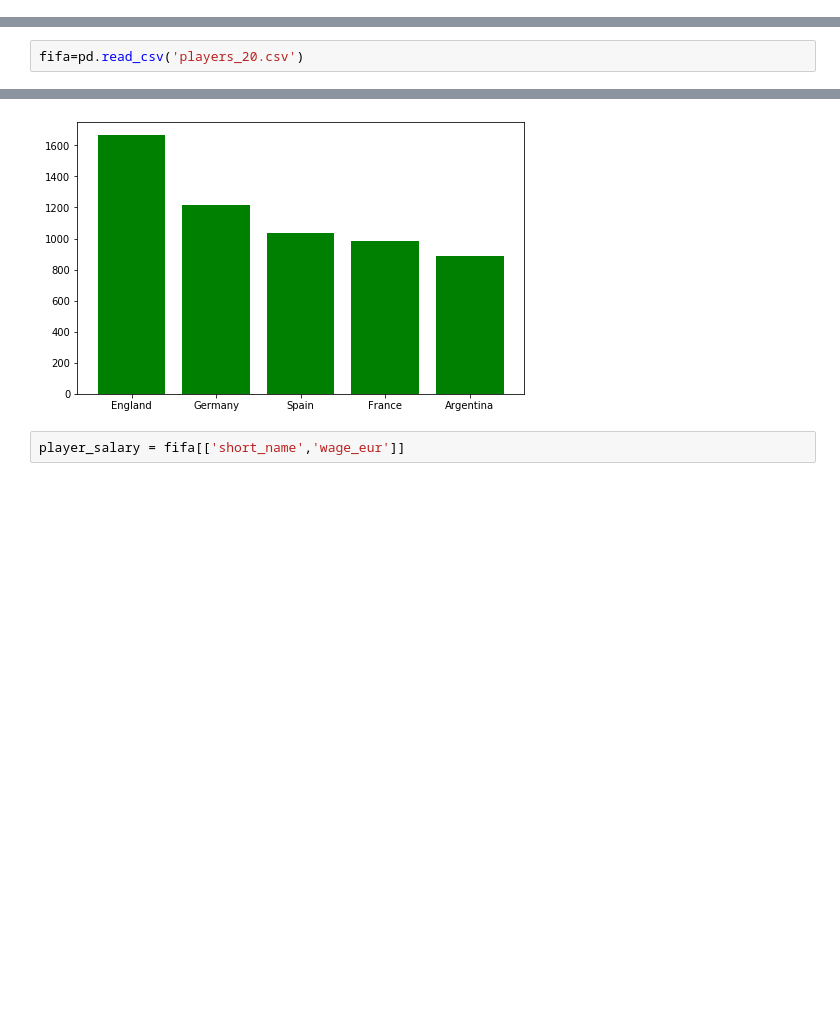
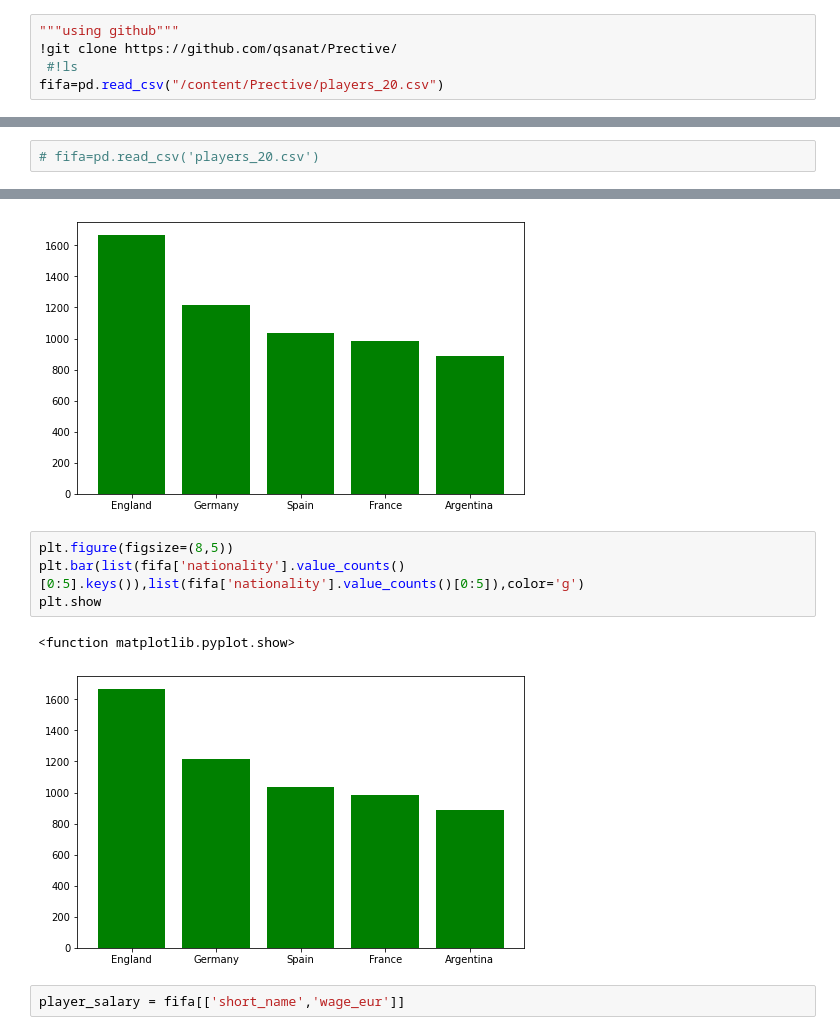
Before and after one commit to qsanat/Prective, a Jupyter notebook: fifa.ipynb, the cells around one changed output, grey strips where cells are left out. Drawn from its saved outputs; the diff is of its cells as text; blank space fills up the shorter version.

```diff
--- a/fifa.ipynb
+++ b/fifa.ipynb
@@ -3,3 +5,8 @@
 import pandas as pd
 from matplotlib import pyplot as plt
 import seaborn as sns
+# %%
+"""using github"""
+!git clone https://github.com/qsanat/Prective/
+ #!ls
+fifa=pd.read_csv("/content/Prective/players_20.csv")
@@ -6,5 +34,5 @@ import seaborn as sns
 # %%
-fifa=pd.read_csv('players_20.csv')
+# fifa=pd.read_csv('players_20.csv')
 # %%
 fifa.head()
 # %% [output]
@@ -84,6 +112,13 @@ plt.bar(list(fifa['nationality'].value_counts()[0:5].keys()),list(fifa['national
 plt.show()
 # %% [output]
 [figure]
+# %%
+plt.figure(figsize=(8,5))
+plt.bar(list(fifa['nationality'].value_counts()[0:5].keys()),list(fifa['nationality'].value_counts()[0:5]),color='g')
+plt.show
+# %% [output]
+<function matplotlib.pyplot.show>
+[figure, added]
 # %%
 player_salary = fifa[['short_name','wage_eur']]
 # %%
```
Also changed, not shown: parts of 5 cells of this notebook.
